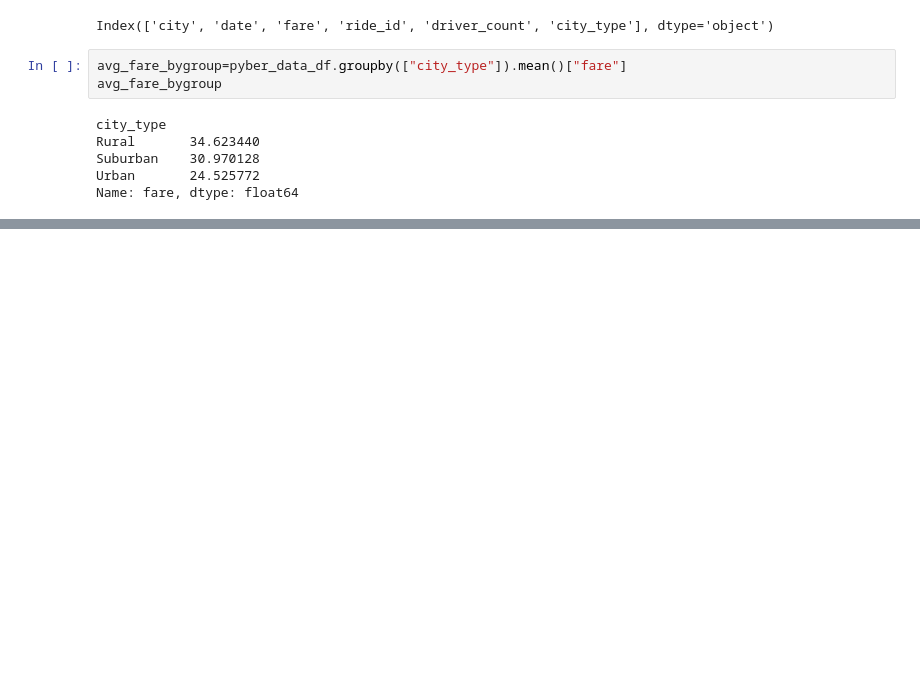
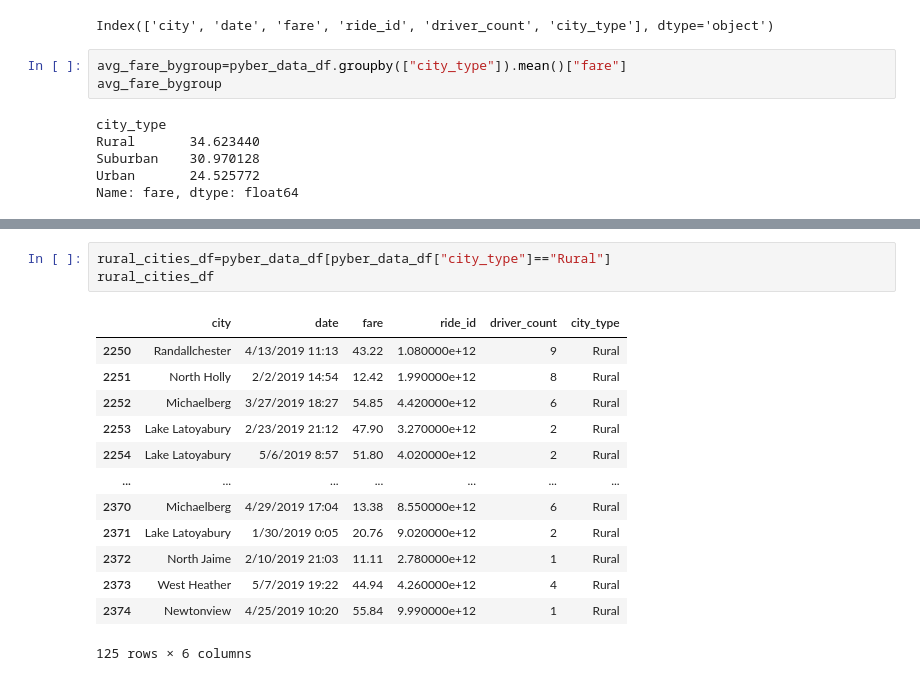
Before and after one commit to MahireYakup/PyBer_Analysis, a Jupyter notebook: City_ride_data.ipynb, the cells around one changed output, grey strips where cells are left out. Drawn from its saved outputs; the diff is of its cells as text; blank space fills up the shorter version.

```diff
--- a/City_ride_data.ipynb
+++ b/City_ride_data.ipynb
@@ -148,0 +179,17 @@ ax.scatter(x_axis,avg_fare_bygroup)
+# %%
+rural_cities_df=pyber_data_df[pyber_data_df["city_type"]=="Rural"]
+rural_cities_df
+# %% [output]
+|  | city | date | fare | ride_id | driver_count | city_type |
+| 2250 | Randallchester | 4/13/2019 11:13 | 43.22 | 1.080000e+12 | 9 | Rural |
+| 2251 | North Holly | 2/2/2019 14:54 | 12.42 | 1.990000e+12 | 8 | Rural |
+| 2252 | Michaelberg | 3/27/2019 18:27 | 54.85 | 4.420000e+12 | 6 | Rural |
+| 2253 | Lake Latoyabury | 2/23/2019 21:12 | 47.90 | 3.270000e+12 | 2 | Rural |
+| 2254 | Lake Latoyabury | 5/6/2019 8:57 | 51.80 | 4.020000e+12 | 2 | Rural |
+| ... | ... | ... | ... | ... | ... | ... |
+| 2370 | Michaelberg | 4/29/2019 17:04 | 13.38 | 8.550000e+12 | 6 | Rural |
+| 2371 | Lake Latoyabury | 1/30/2019 0:05 | 20.76 | 9.020000e+12 | 2 | Rural |
+| 2372 | North Jaime | 2/10/2019 21:03 | 11.11 | 2.780000e+12 | 1 | Rural |
+| 2373 | West Heather | 5/7/2019 19:22 | 44.94 | 4.260000e+12 | 4 | Rural |
+| 2374 | Newtonview | 4/25/2019 10:20 | 55.84 | 9.990000e+12 | 1 | Rural |
+125 rows × 6 columns
```
Also changed, not shown: parts of 21 cells of this notebook, 1 other file.
